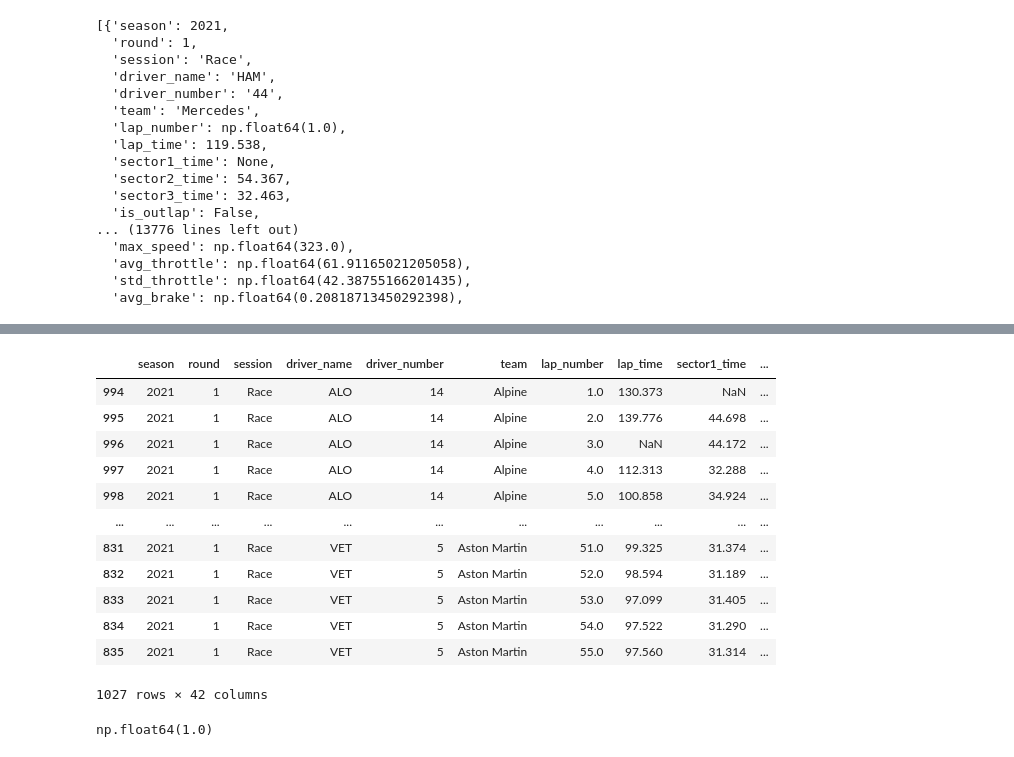
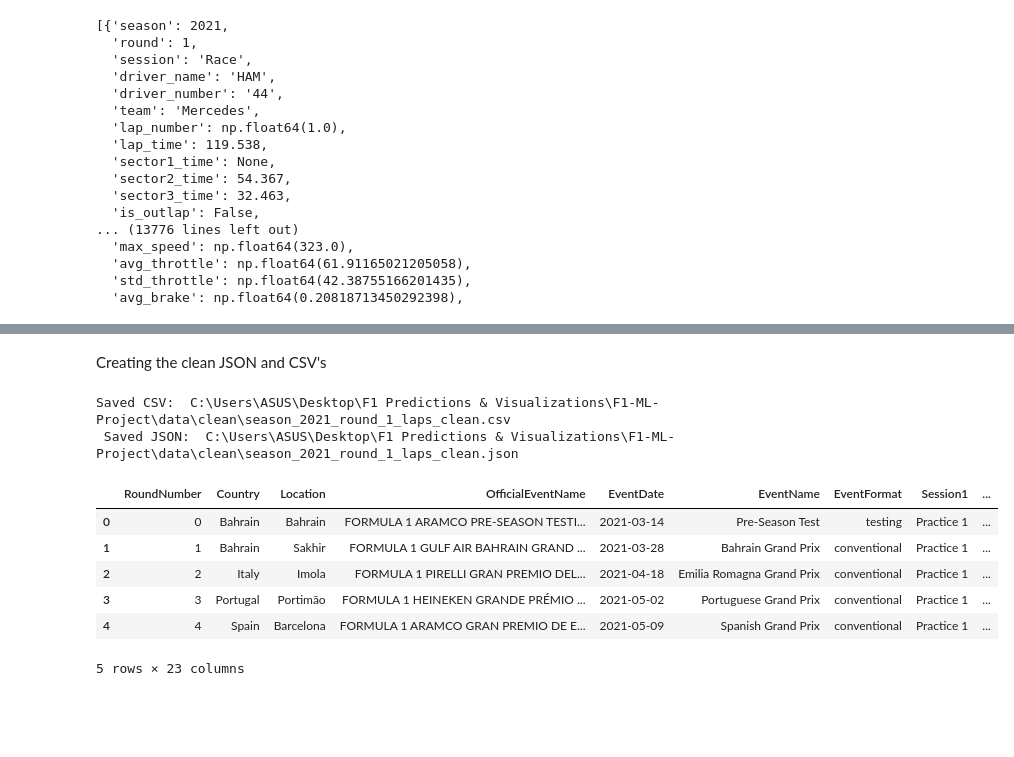
Before and after one commit to keshav138/F1-Predictions-Visualizations, a Jupyter notebook: notebooks/test.ipynb, the cells around one changed output, grey strips where cells are left out. Saved outputs shown, nothing was run; the diff lists cells and outputs as text; code cells hidden in the pictures; blank space fills up the shorter version.

Commit message:
update test notebook

```diff
--- a/notebooks/test.ipynb
+++ b/notebooks/test.ipynb
@@ -185,23 +234,33 @@ df.loc[
     groups['lap_time'].idxmin(),
     'lap_time_best_on_tyre'
  ] = True
-# %%
-df
-# %% [output]
-|  | season | round | session | driver_name | driver_number | team | lap_number | lap_time | sector1_time | ... |
-| 994 | 2021 | 1 | Race | ALO | 14 | Alpine | 1.0 | 130.373 | NaN | ... |
-| 995 | 2021 | 1 | Race | ALO | 14 | Alpine | 2.0 | 139.776 | 44.698 | ... |
-| 996 | 2021 | 1 | Race | ALO | 14 | Alpine | 3.0 | NaN | 44.172 | ... |
-| 997 | 2021 | 1 | Race | ALO | 14 | Alpine | 4.0 | 112.313 | 32.288 | ... |
-| 998 | 2021 | 1 | Race | ALO | 14 | Alpine | 5.0 | 100.858 | 34.924 | ... |
-| ... | ... | ... | ... | ... | ... | ... | ... | ... | ... | ... |
-| 831 | 2021 | 1 | Race | VET | 5 | Aston Martin | 51.0 | 99.325 | 31.374 | ... |
-| 832 | 2021 | 1 | Race | VET | 5 | Aston Martin | 52.0 | 98.594 | 31.189 | ... |
-| 833 | 2021 | 1 | Race | VET | 5 | Aston Martin | 53.0 | 97.099 | 31.405 | ... |
-| 834 | 2021 | 1 | Race | VET | 5 | Aston Martin | 54.0 | 97.522 | 31.290 | ... |
-| 835 | 2021 | 1 | Race | VET | 5 | Aston Martin | 55.0 | 97.560 | 31.314 | ... |
-1027 rows × 42 columns
-# %%
-df['tyre_age'].min()
-# %% [output]
-np.float64(1.0)
+# %% [markdown]
+Creating the clean JSON and CSV's
+# %%
+os.makedirs(r'C:\Users\ASUS\Desktop\F1 Predictions & Visualizations\F1-ML-Project\data\clean', exist_ok=True)
+
+clean_csv_path = fr'C:\Users\ASUS\Desktop\F1 Predictions & Visualizations\F1-ML-Project\data\clean\season_{season}_round_{gp}_laps_clean.csv'
+clean_json_path = fr'C:\Users\ASUS\Desktop\F1 Predictions & Visualizations\F1-ML-Project\data\clean\season_{season}_round_{gp}_laps_clean.json'
+
+df_work.to_csv(clean_csv_path, index = False)
+
+records = df_work.to_dict(orient='records')
+
+with open(clean_json_path, 'w', encoding='utf8') as f:
+    json.dump(records, f, default=str, indent=2)
+
+print('Saved CSV: ',clean_csv_path,'\n', 'Saved JSON: ',clean_json_path)
+# %% [output]
+Saved CSV:  C:\Users\ASUS\Desktop\F1 Predictions & Visualizations\F1-ML-Project\data\clean\season_2021_round_1_laps_clean.csv
+ Saved JSON:  C:\Users\ASUS\Desktop\F1 Predictions & Visualizations\F1-ML-Project\data\clean\season_2021_round_1_laps_clean.json
+# %%
+schedule = fastf1.get_event_schedule(2021)
+schedule.head()
+# %% [output]
+|  | RoundNumber | Country | Location | OfficialEventName | EventDate | EventName | EventFormat | Session1 | ... |
+| 0 | 0 | Bahrain | Bahrain | FORMULA 1 ARAMCO PRE-SEASON TESTI... | 2021-03-14 | Pre-Season Test | testing | Practice 1 | ... |
+| 1 | 1 | Bahrain | Sakhir | FORMULA 1 GULF AIR BAHRAIN GRAND ... | 2021-03-28 | Bahrain Grand Prix | conventional | Practice 1 | ... |
+| 2 | 2 | Italy | Imola | FORMULA 1 PIRELLI GRAN PREMIO DEL... | 2021-04-18 | Emilia Romagna Grand Prix | conventional | Practice 1 | ... |
+| 3 | 3 | Portugal | Portimão | FORMULA 1 HEINEKEN GRANDE PRÉMIO ... | 2021-05-02 | Portuguese Grand Prix | conventional | Practice 1 | ... |
+| 4 | 4 | Spain | Barcelona | FORMULA 1 ARAMCO GRAN PREMIO DE E... | 2021-05-09 | Spanish Grand Prix | conventional | Practice 1 | ... |
+5 rows × 23 columns
```
Also changed, not shown: parts of 10 cells of this notebook.
